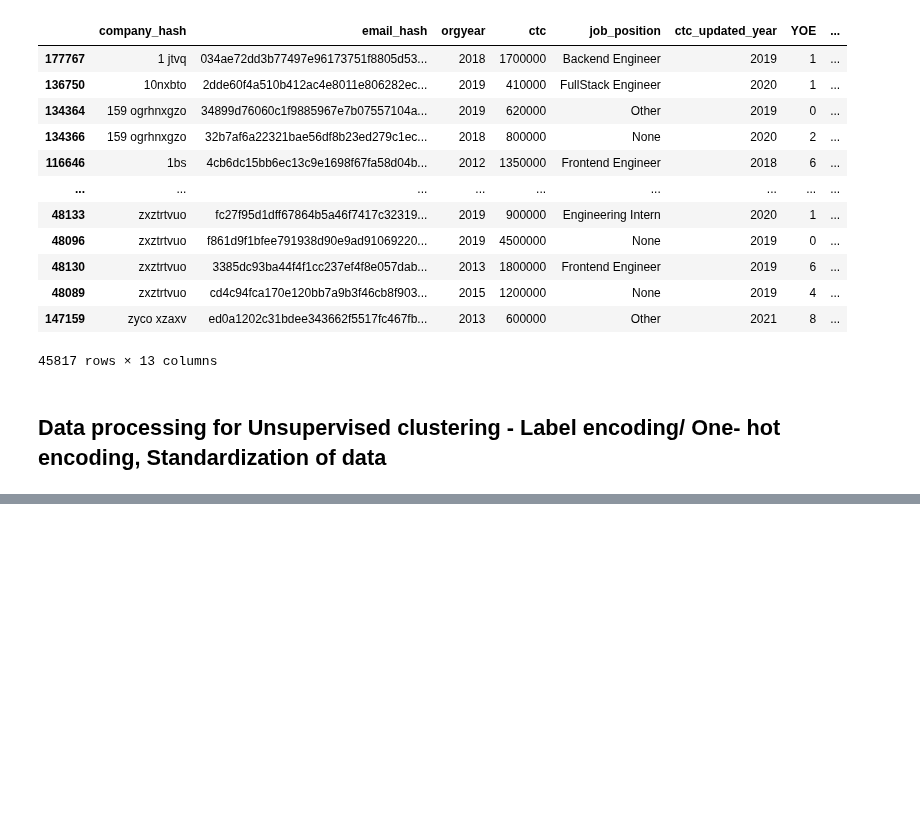
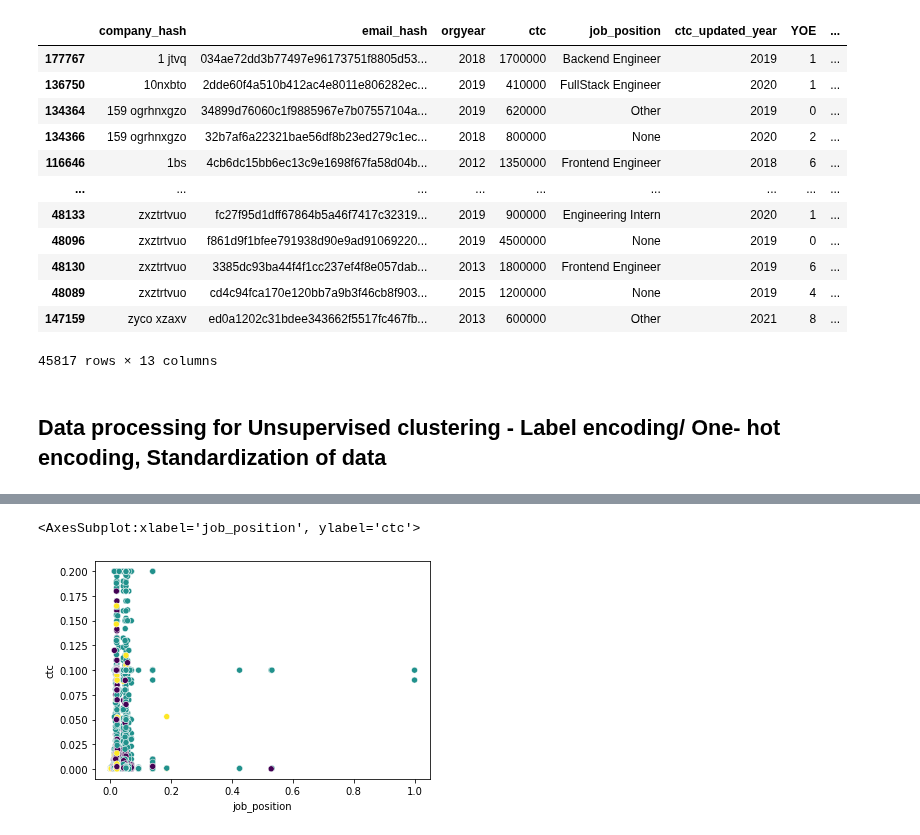
Before and after one commit to anidec25/Linear-Regression, a Jupyter notebook: clustering/scalar.ipynb, the cells around one changed output, grey strips where cells are left out. Saved outputs shown, nothing was run; the diff lists cells and outputs as text; code cells hidden in the pictures; blank space fills up the shorter version.

```diff
--- a/clustering/scalar.ipynb
+++ b/clustering/scalar.ipynb
@@ -829,0 +958,5 @@ df_agg.sort_values(by=['company_hash'],ascending=True)
+# %%
+sns.scatterplot(X['job_position'],X['ctc'], c=X['label'])
+# %% [output]
+<AxesSubplot:xlabel='job_position', ylabel='ctc'>
+[figure, added]
```
Also changed, not shown: parts of 32 cells of this notebook.
